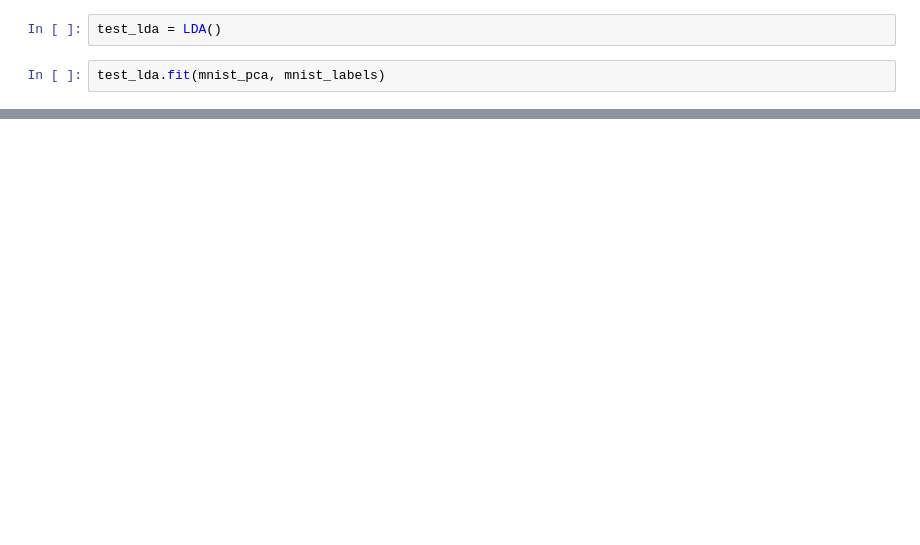
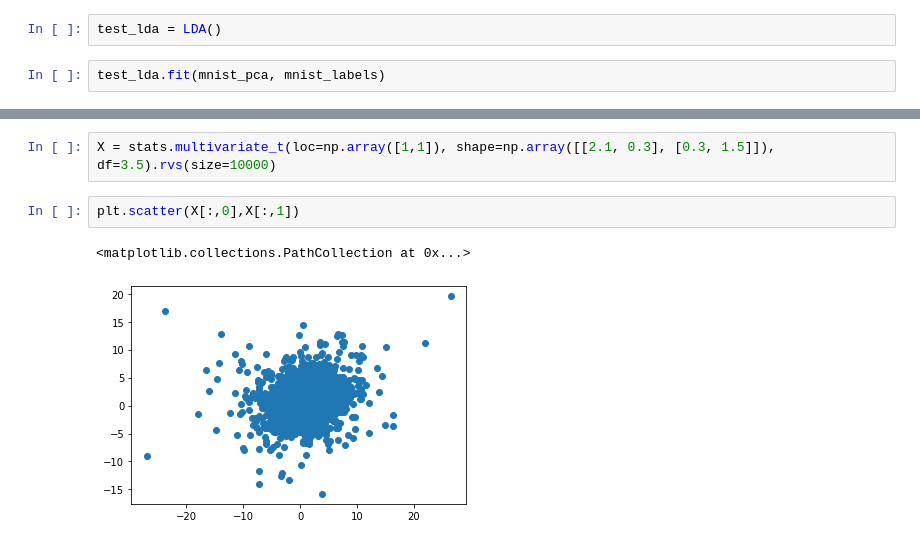
Before and after one commit to Andrewwango/femda, a Jupyter notebook: experiment_LDA.ipynb, the cells around one changed output, grey strips where cells are left out. Cells and saved outputs as stored; diff of their text form; blank space fills up the shorter version.

```diff
--- a/experiment_LDA.ipynb
+++ b/experiment_LDA.ipynb
@@ -161,0 +252,7 @@ test_lda.fit(mnist_pca, mnist_labels)
+# %%
+X = stats.multivariate_t(loc=np.array([1,1]), shape=np.array([[2.1, 0.3], [0.3, 1.5]]), df=3.5).rvs(size=10000)
+# %%
+plt.scatter(X[:,0],X[:,1])
+# %% [output]
+<matplotlib.collections.PathCollection at 0x...>
+[figure, added]
```
Also changed, not shown: parts of 16 cells of this notebook.
